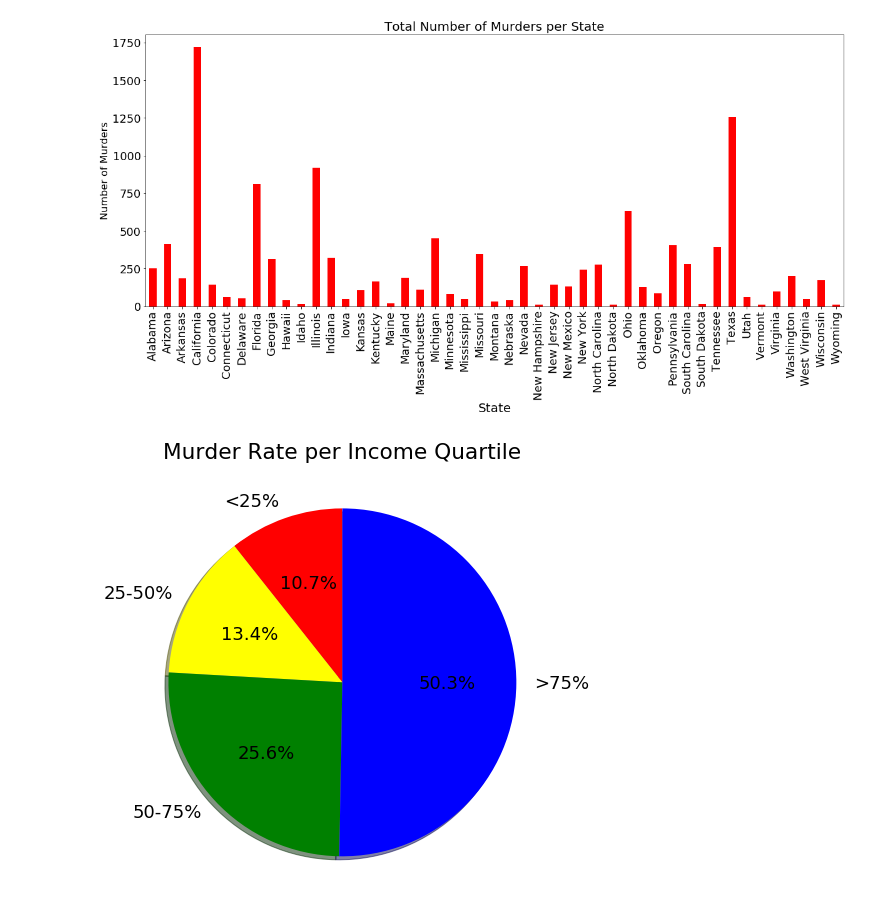
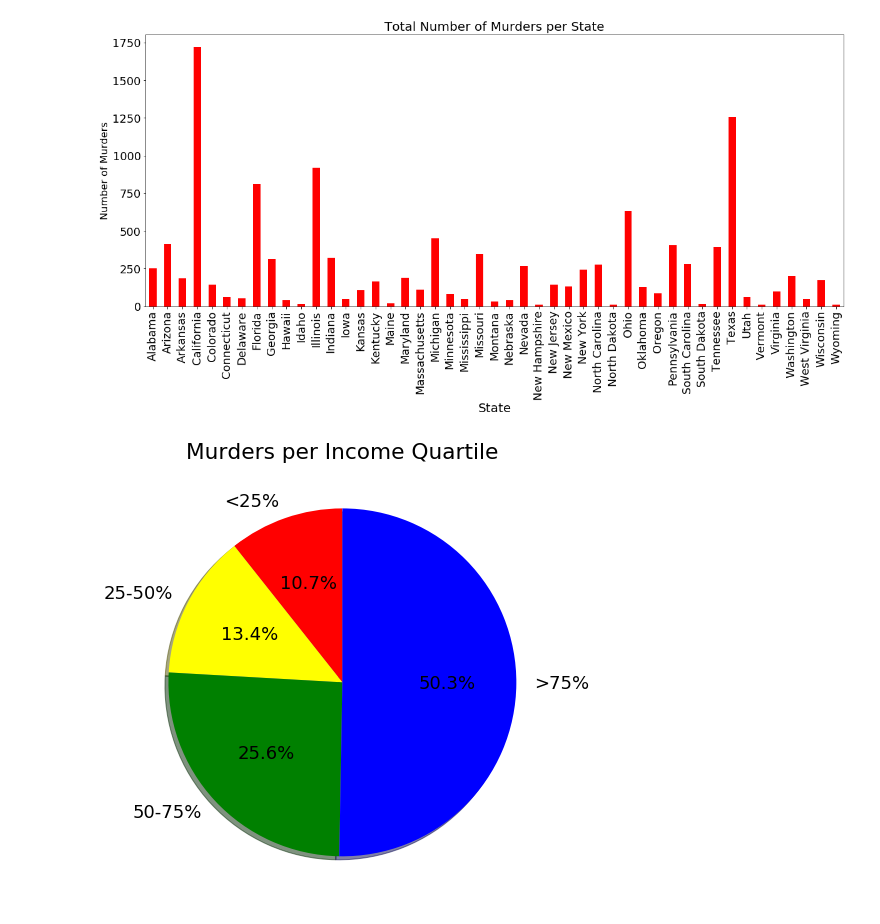
Before and after one commit to jstetter/project-1, a Jupyter notebook: project_1.ipynb, the cells around one changed output. Cells and saved outputs as stored; diff of their text form; code cells hidden in the pictures.

```diff
--- a/project_1.ipynb
+++ b/project_1.ipynb
@@ -180,4 +178,5 @@ plt.ylabel('Murder Rate per 100,000')
 plt.xlabel('Average Household Income')
 plt.title('Per Capita Income vs. Murder Rates')
 plt.rcParams["figure.figsize"] = (20,8)
+plt.rcParams.update({'font.size':18})
 # %% [output]
@@ -187,4 +186,5 @@ plt.scatter(combined_df3['Population (Estimate)'], combined_df3['MRD'])
 plt.ylabel('Murders (#)')
 plt.xlabel('Population (Estimate)')
 plt.title('Population vs. Murder rate per 100,000 residents)')
+plt.rcParams.update({'font.size':18})
 # %% [output]
@@ -206,16 +205,16 @@ plt.rcParams["figure.figsize"] = (20,8)
 # %%
 slices = [1253,1578,3011,5909]
 income_quartile = ['<25%', '25-50%', '50-75%', '>75%']
 col = ['red','yellow','green','blue']
 plt.pie(slices,
        labels=income_quartile,
        colors=col,
        startangle=90,
        shadow=True,
        explode=(0,0,0,0),
         autopct='%1.1f%%')
-plt.title("Murder Rate per Income Quartile")
+plt.title("Murders per Income Quartile")
 plt.rcParams.update({'font.size':18})
 plt.show()
 # %% [output]
-[figure, old version]
+[figure, new version]
```
Also changed, not shown: parts of 12 cells of this notebook.
